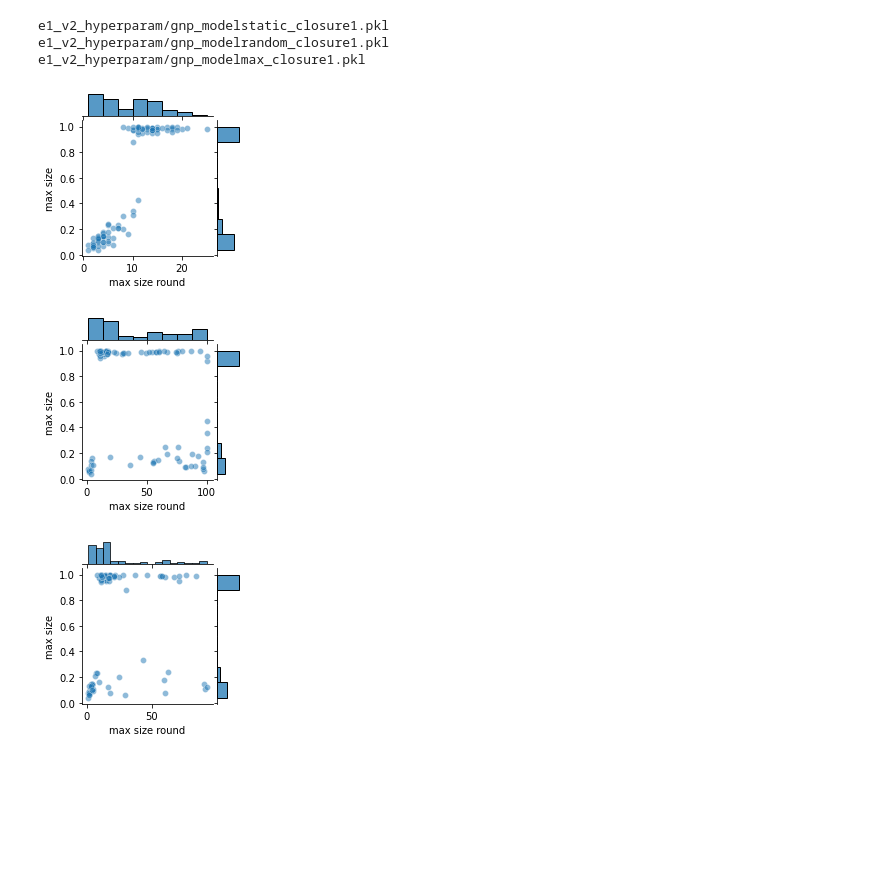
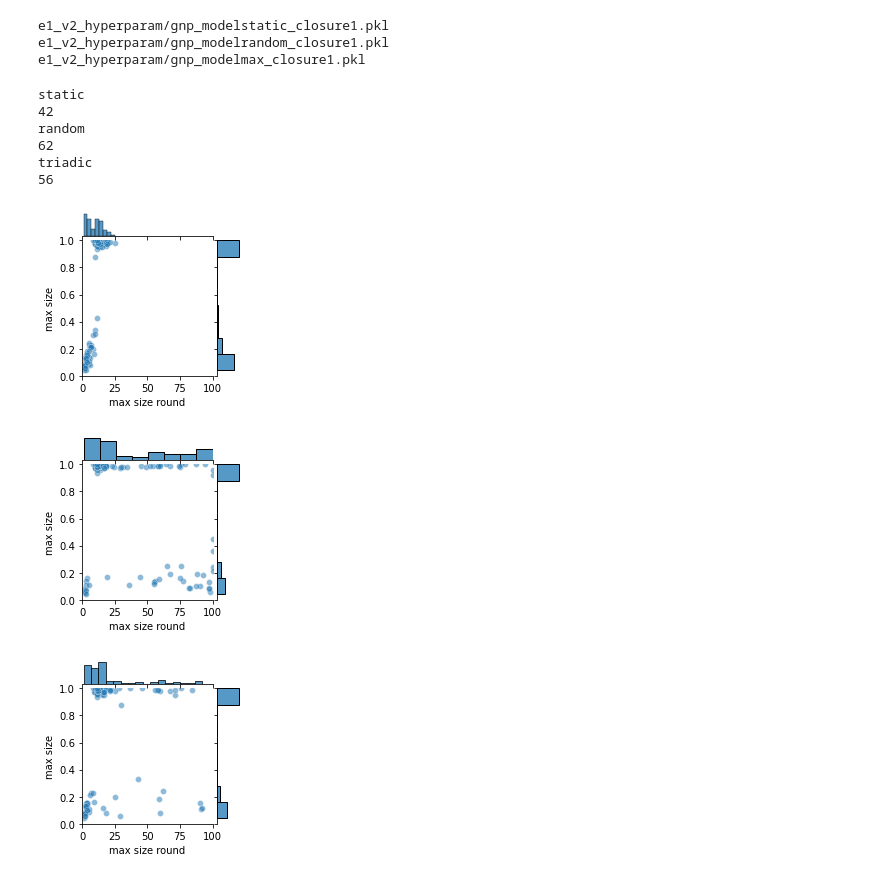
Before and after one commit to cephcyn/cornell_cs6850_triadicclosure, a Jupyter notebook: graphing.ipynb, the cells around one changed output. Saved outputs shown, nothing was run; the diff lists cells and outputs as text; code cells hidden in the pictures; blank space fills up the shorter version.

```diff
--- a/graphing.ipynb
+++ b/graphing.ipynb
@@ -22,6 +22,8 @@ import triadicsim
 def get_filename(graph_type, closure_method, experiment_type, value, ):
     if experiment_type == 'threshold':
         value = "{:.1f}".format(value)
+    if closure_method == 'triadic':
+        closure_method = 'max'
 
     filename = f'{graph_type}_model{closure_method}_{experiment_type}{value}.pkl'
 
@@ -45,7 +47,7 @@ def filter_df(df, filter_d):
 Constants
 # %%
 graph_types = ["gnp", "gnpmini", "smb", "sbm_2seed_forked", "sbm_1seed"]
-closure_methods= ['pop', 'static', 'random', 'max', ]
+closure_methods= ['pop', 'static', 'random', 'triadic', ]
 experiment_types = ['closure', 'threshold']
 threshold_vals = np.arange(0.1, 1, 0.1)
 # closure_vals = [1, 5, 10, 15, 20, 25]
@@ -383,7 +526,7 @@ experiment_val = 1
 graph_type = 'gnp'
 
 data_d = {}
-selected_closure_methods = ['static', 'random', 'max']
+selected_closure_methods = ['static', 'random', 'triadic']
 # = pd.DataFrame(columns=['max_size_rounds', 'rounds_filled', 'max_sizes', 'name'])
 
 
@@ -404,43 +547,14 @@ e1_v2_hyperparam/gnp_modelstatic_closure1.pkl
 e1_v2_hyperparam/gnp_modelrandom_closure1.pkl
 e1_v2_hyperparam/gnp_modelmax_closure1.pkl
 # %%
-def plot_individual_joints(data_d, selected_names, outname, xlim=None, ylim=None):
-    # Put in DF
-    data = pd.DataFrame()
-
-    for name, v in data_d.items():
-        for max_size_round, rounds_filled, max_size in zip(v['max_size_rounds'],
-                                                           v['rounds_filled'],
-                                                           v['max_sizes'],
-                                                          ):
-            vals = {
-                'max size round': max_size_round,
-                'rounds_filled': rounds_filled,
-                'max size': max_size,
-                'name': name,
-            }
-            data = data.append(vals, ignore_index=True)
-
-    for name in selected_names:
-        df = filter_df(data, {'name': name})
-        if xlim and ylim:
-            g = sns.jointplot(data=df, x="max size round", y="max size",
-                              xlim=xlim,
-                              ylim=ylim,
-                              height=3,
-                              kind='scatter',alpha=0.5);
-        else:
-            g = sns.jointplot(data=df, x="max size round", y="max size",
-                              height=3,
-                              kind='scatter',alpha=0.5);
-
-
-        f = g.fig
-        f.savefig(outname.format(name))
-        plt.show()
-
-plot_individual_joints(data_d, selected_closure_methods, 'fig/edge-{}')
+data = plot_individual_joints(data_d, selected_closure_methods, 'fig/edge-{}', xlim=(0, 100), ylim=(0, 1))
 # %% [output]
+static
+42
+random
+62
+triadic
+56
-[figure, old version]
+[figure, new version]
-[figure, old version]
+[figure, new version]
-[figure, old version]
+[figure, new version]
```
Also changed, not shown: parts of 20 cells of this notebook.
